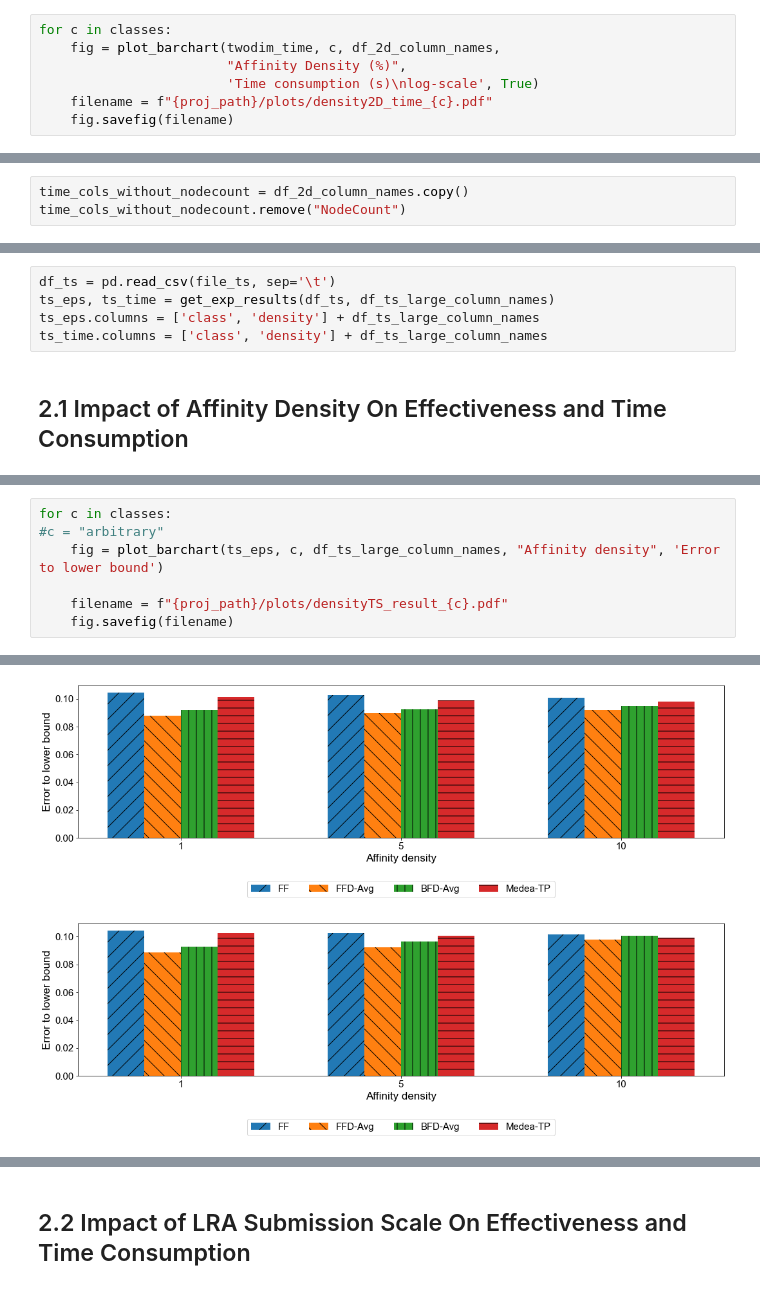
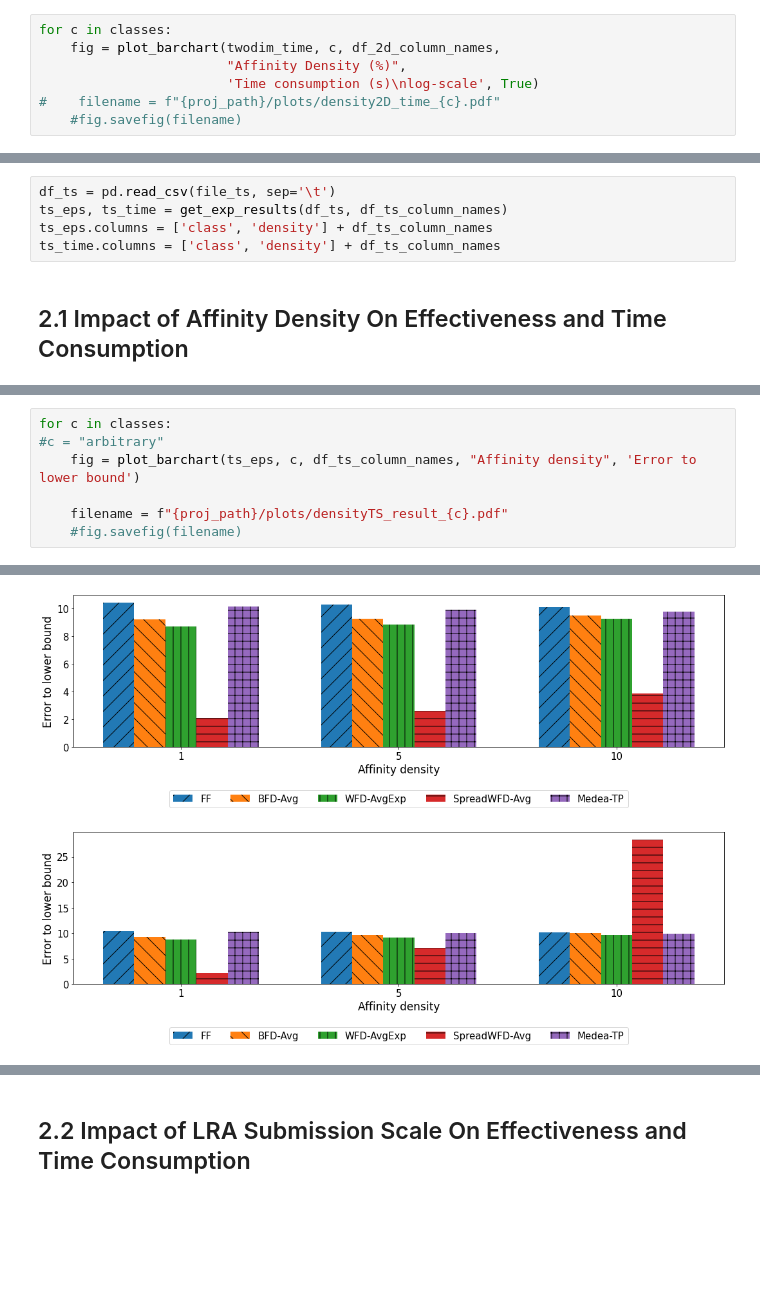
Before and after one commit to DSSGroup-Leeds/LRA-binpacking-expe, a Jupyter notebook: data/analysis_scripts/exp_result_analysis.ipynb, the cells around one changed output, grey strips where cells are left out. Cells and saved outputs as stored; diff of their text form; blank space fills up the shorter version.

Commit message:
Update analysis script for updated plots and summary figure

```diff
--- a/data/analysis_scripts/exp_result_analysis.ipynb
+++ b/data/analysis_scripts/exp_result_analysis.ipynb
@@ -166,6 +175,6 @@ for c in classes:
     fig = plot_barchart(twodim_time, c, df_2d_column_names,
                         "Affinity Density (%)",
                         'Time consumption (s)\nlog-scale', True)
-    filename = f"{proj_path}/plots/density2D_time_{c}.pdf"
-    fig.savefig(filename)
+#    filename = f"{proj_path}/plots/density2D_time_{c}.pdf"
+    #fig.savefig(filename)
 # %% [output]
@@ -227,3 +271,0 @@ If removing the time consumption of NodeCount:
-# %%
-time_cols_without_nodecount = df_2d_column_names.copy()
-time_cols_without_nodecount.remove("NodeCount")
@@ -379,9 +500,9 @@ for c in classes:
 # Result-2: Time-Varying Res Request
 # %%
 df_ts = pd.read_csv(file_ts, sep='\t')
-ts_eps, ts_time = get_exp_results(df_ts, df_ts_large_column_names)
-ts_eps.columns = ['class', 'density'] + df_ts_large_column_names
-ts_time.columns = ['class', 'density'] + df_ts_large_column_names
+ts_eps, ts_time = get_exp_results(df_ts, df_ts_column_names)
+ts_eps.columns = ['class', 'density'] + df_ts_column_names
+ts_time.columns = ['class', 'density'] + df_ts_column_names
 # %% [markdown]
 ## 2.1 Impact of Affinity Density On Effectiveness and Time Consumption
 # %%
@@ -394,8 +521,8 @@ ts_eps[ts_eps['class'] == 'arbitrary'].sort_values(by='density')
 # %%
 for c in classes:
 #c = "arbitrary"
-    fig = plot_barchart(ts_eps, c, df_ts_large_column_names, "Affinity density", 'Error to lower bound')
+    fig = plot_barchart(ts_eps, c, df_ts_column_names, "Affinity density", 'Error to lower bound')
 
     filename = f"{proj_path}/plots/densityTS_result_{c}.pdf"
-    fig.savefig(filename)
+    #fig.savefig(filename)
 # %% [output]
@@ -403,3 +530,3 @@ for c in classes:
-[figure, old version]
+[figure, new version]
-[figure, old version]
+[figure, new version]
 # %%
```
Also changed, not shown: parts of 28 cells of this notebook.
